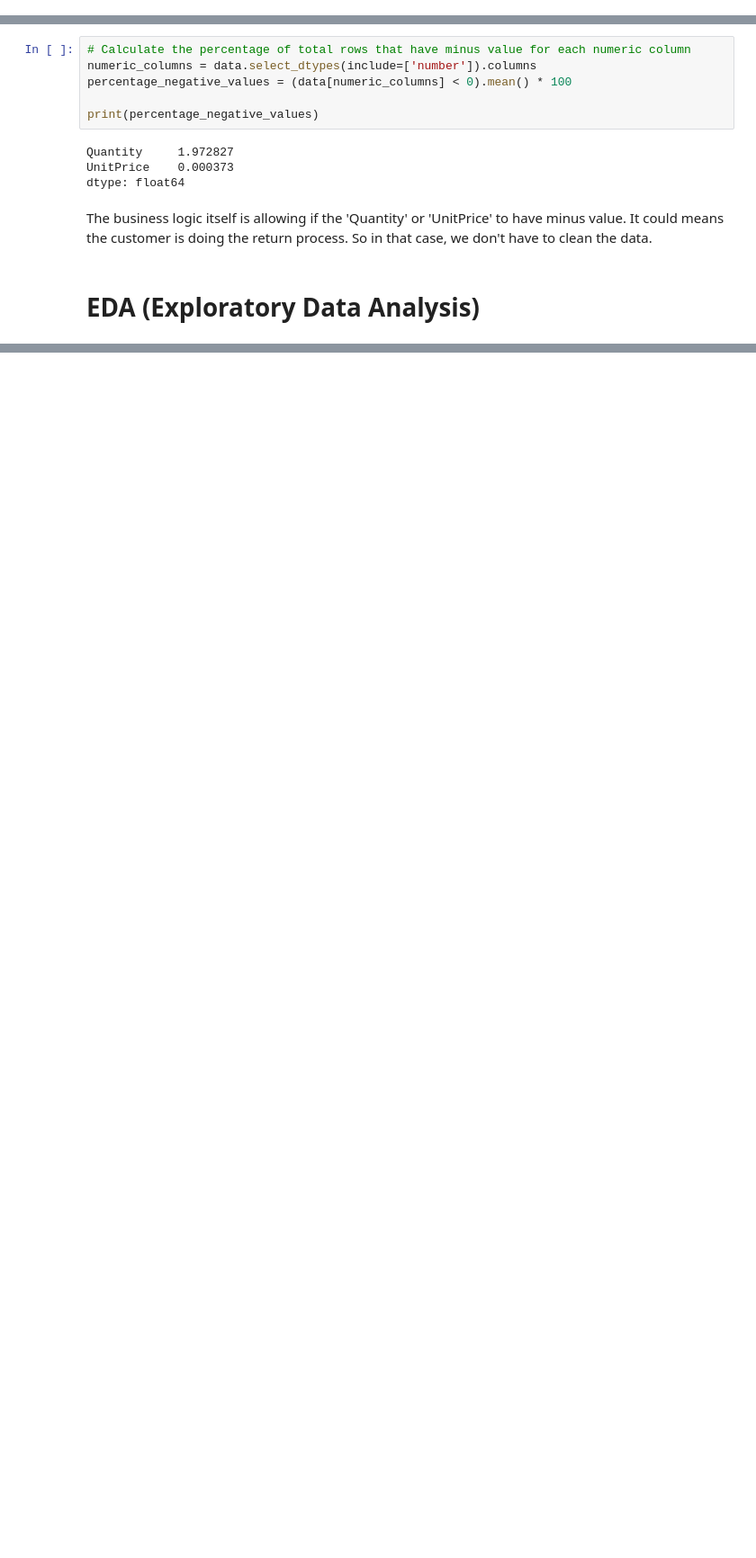
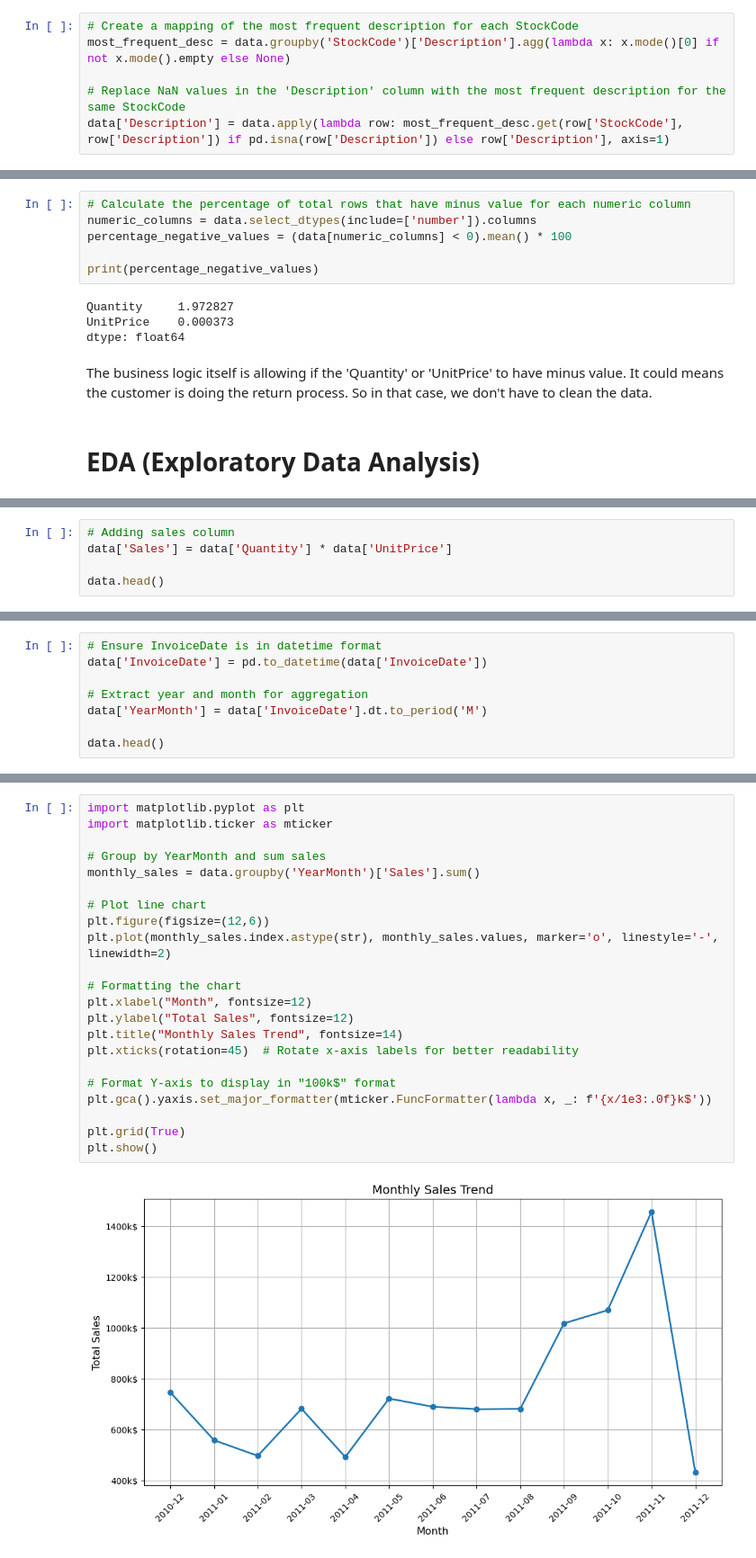
Before and after one commit to Yutsss/simple-cohort-analysis, a Jupyter notebook: cohort.ipynb, the cells around one changed output, grey strips where cells are left out. Shown at 90% size. Saved outputs shown, nothing was run; the diff lists cells and outputs as text; blank space fills up the shorter version.

Commit message:
Exploratory Data Analysis

```diff
--- a/cohort.ipynb
+++ b/cohort.ipynb
@@ -130,0 +172,6 @@ dtype: int64
+# %%
+# Create a mapping of the most frequent description for each StockCode
+most_frequent_desc = data.groupby('StockCode')['Description'].agg(lambda x: x.mode()[0] if not x.mode().empty else None)
+
+# Replace NaN values in the 'Description' column with the most frequent description for the same StockCode
+data['Description'] = data.apply(lambda row: most_frequent_desc.get(row['StockCode'], row['Description']) if pd.isna(row['Description']) else row['Description'], axis=1)
@@ -144,0 +276,5 @@ The business logic itself is allowing if the 'Quantity' or 'UnitPrice' to have m
+# %%
+# Adding sales column
+data['Sales'] = data['Quantity'] * data['UnitPrice']
+
+data.head()
@@ -144,0 +288,8 @@ The business logic itself is allowing if the 'Quantity' or 'UnitPrice' to have m
+# %%
+# Ensure InvoiceDate is in datetime format
+data['InvoiceDate'] = pd.to_datetime(data['InvoiceDate'])
+
+# Extract year and month for aggregation
+data['YearMonth'] = data['InvoiceDate'].dt.to_period('M')
+
+data.head()
@@ -144,0 +303,24 @@ The business logic itself is allowing if the 'Quantity' or 'UnitPrice' to have m
+# %%
+import matplotlib.pyplot as plt
+import matplotlib.ticker as mticker
+
+# Group by YearMonth and sum sales
+monthly_sales = data.groupby('YearMonth')['Sales'].sum()
+
+# Plot line chart
+plt.figure(figsize=(12,6))
+plt.plot(monthly_sales.index.astype(str), monthly_sales.values, marker='o', linestyle='-', linewidth=2)
+
+# Formatting the chart
+plt.xlabel("Month", fontsize=12)
+plt.ylabel("Total Sales", fontsize=12)
+plt.title("Monthly Sales Trend", fontsize=14)
+plt.xticks(rotation=45)  # Rotate x-axis labels for better readability
+
+# Format Y-axis to display in "100k$" format
+plt.gca().yaxis.set_major_formatter(mticker.FuncFormatter(lambda x, _: f'{x/1e3:.0f}k$'))
+
+plt.grid(True)
+plt.show()
+# %% [output]
+[figure, added]
```
Also changed, not shown: parts of 22 cells of this notebook.
